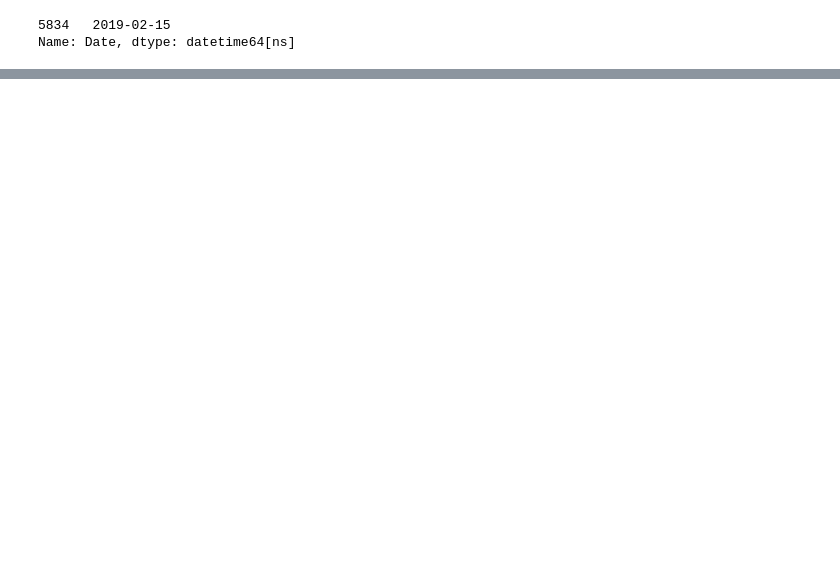
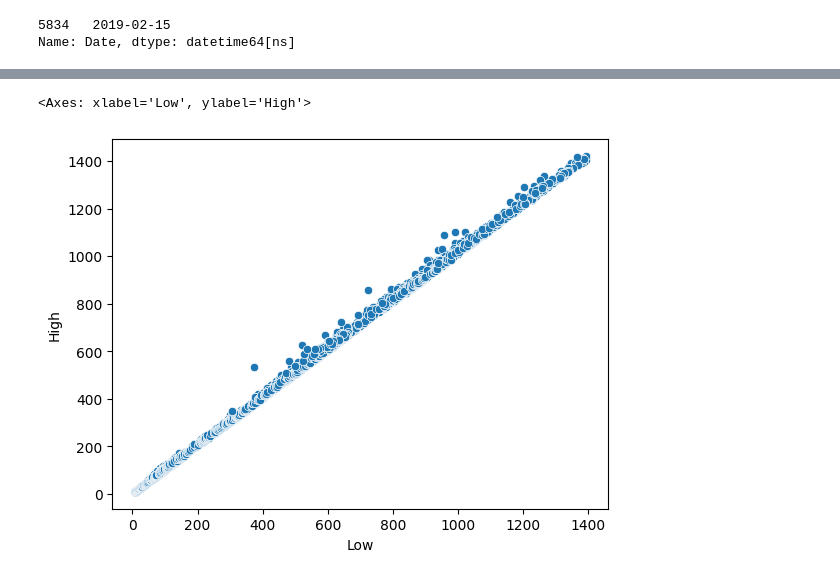
Before and after one commit to AayushParab44/Advanced_Statistics, a Jupyter notebook: DR_Reddys_Laboratories_Stock_Analysis.ipynb, the cells around one changed output, grey strips where cells are left out. Cells and saved outputs as stored; diff of their text form; code cells hidden in the pictures; blank space fills up the shorter version.

```diff
--- a/DR_Reddys_Laboratories_Stock_Analysis.ipynb
+++ b/DR_Reddys_Laboratories_Stock_Analysis.ipynb
@@ -522,0 +646,6 @@ Name: Date, dtype: datetime64[ns]
+# %%
+# Create a scatter plot of High vs. Low.
+sns.scatterplot(data=df,x='Low',y='High')
+# %% [output]
+<Axes: xlabel='Low', ylabel='High'>
+[figure, added]
```
Also changed, not shown: parts of 29 cells of this notebook, 1 other file.
